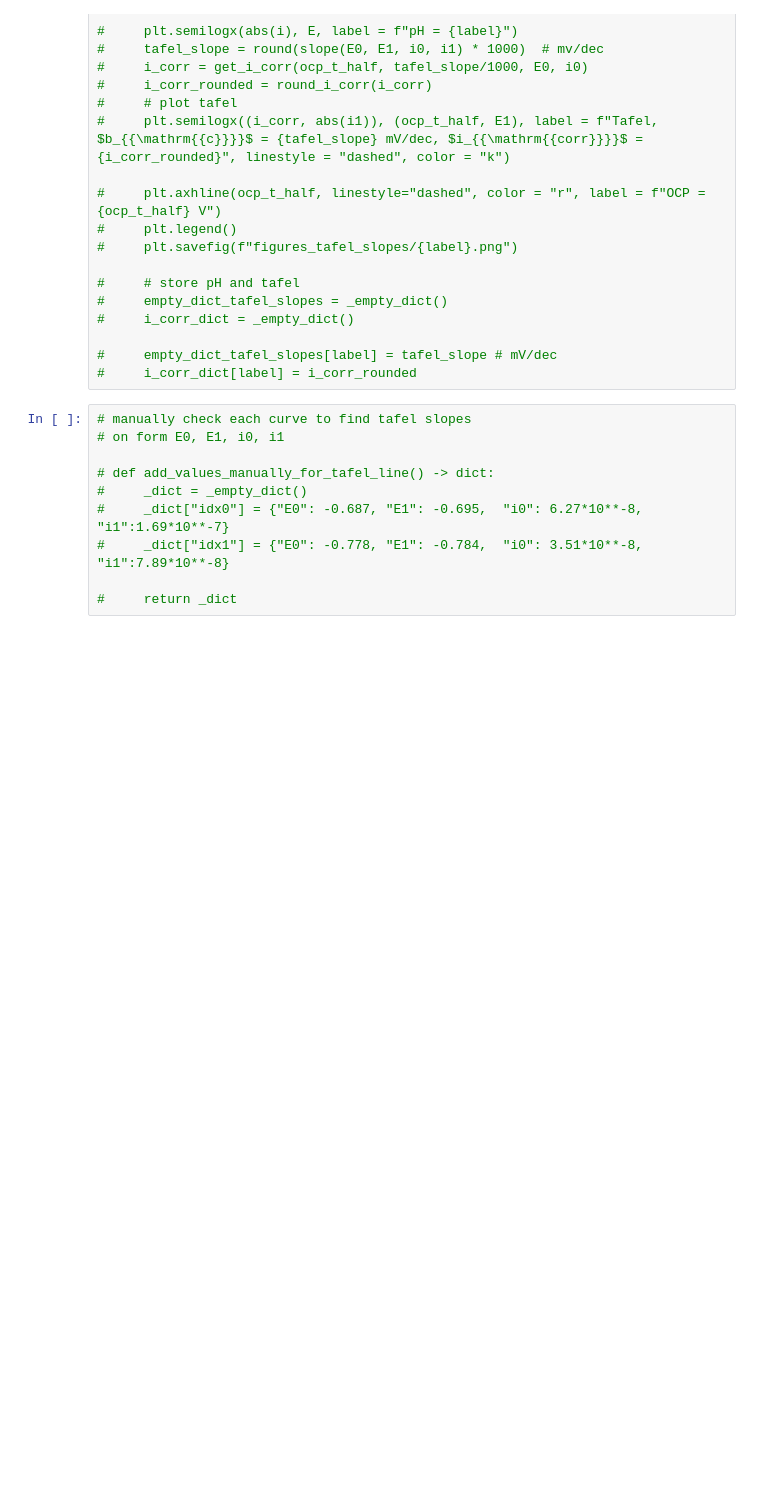
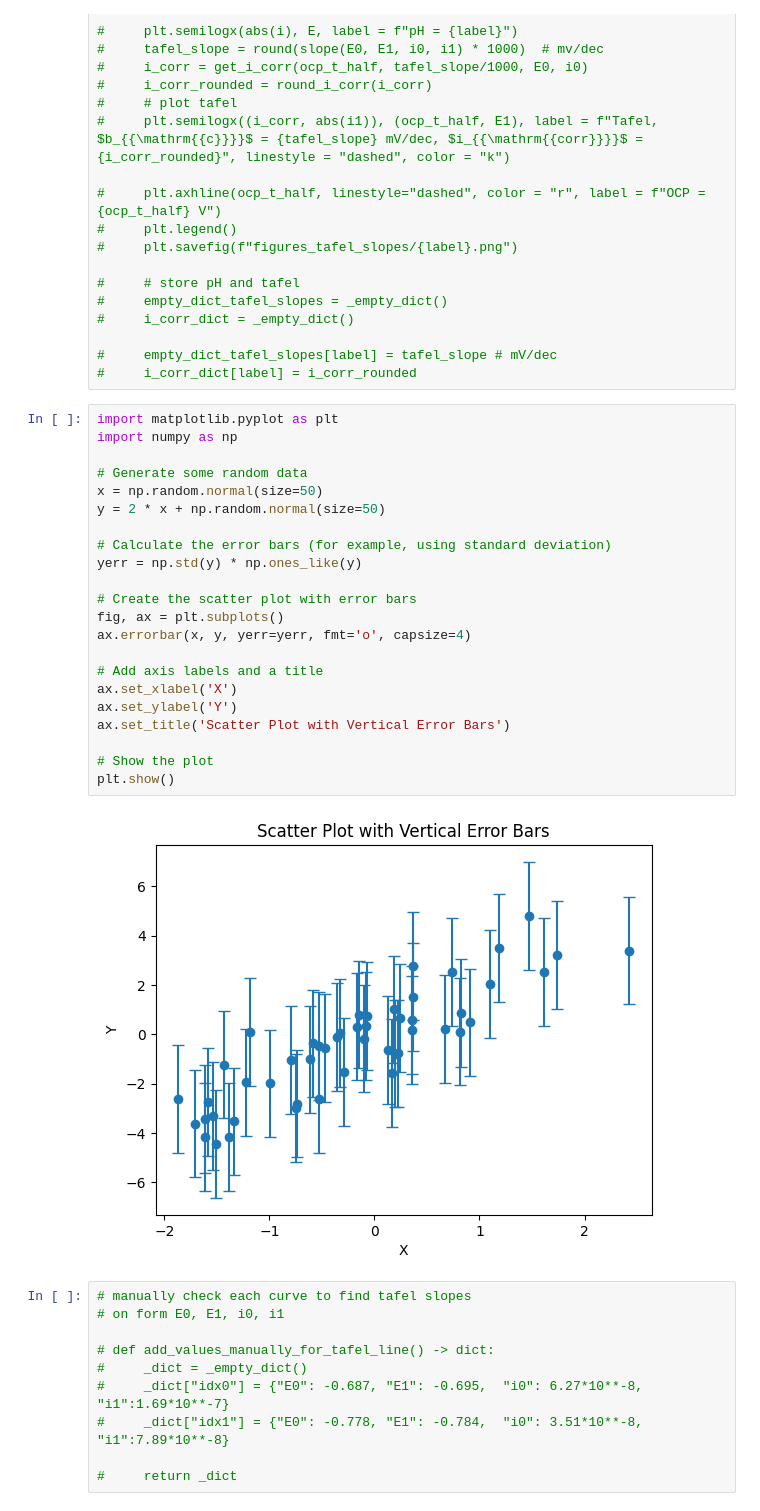
Before and after one commit to matsssk/AA6060_ML, a Jupyter notebook: _test_.ipynb, the cells around one changed output. Saved outputs shown, nothing was run; the diff lists cells and outputs as text; blank space fills up the shorter version.

```diff
--- a/_test_.ipynb
+++ b/_test_.ipynb
@@ -105,6 +105,30 @@ plt.legend()
 
 #     empty_dict_tafel_slopes[label] = tafel_slope # mV/dec
 #     i_corr_dict[label] = i_corr_rounded
+# %%
+import matplotlib.pyplot as plt
+import numpy as np
+
+# Generate some random data
+x = np.random.normal(size=50)
+y = 2 * x + np.random.normal(size=50)
+
+# Calculate the error bars (for example, using standard deviation)
+yerr = np.std(y) * np.ones_like(y)
+
+# Create the scatter plot with error bars
+fig, ax = plt.subplots()
+ax.errorbar(x, y, yerr=yerr, fmt='o', capsize=4)
+
+# Add axis labels and a title
+ax.set_xlabel('X')
+ax.set_ylabel('Y')
+ax.set_title('Scatter Plot with Vertical Error Bars')
+
+# Show the plot
+plt.show()
+# %% [output]
+[figure, added]
 # %%
 # manually check each curve to find tafel slopes
 # on form E0, E1, i0, i1
```
Also changed, not shown: parts of 4 cells of this notebook, 24 other files.
